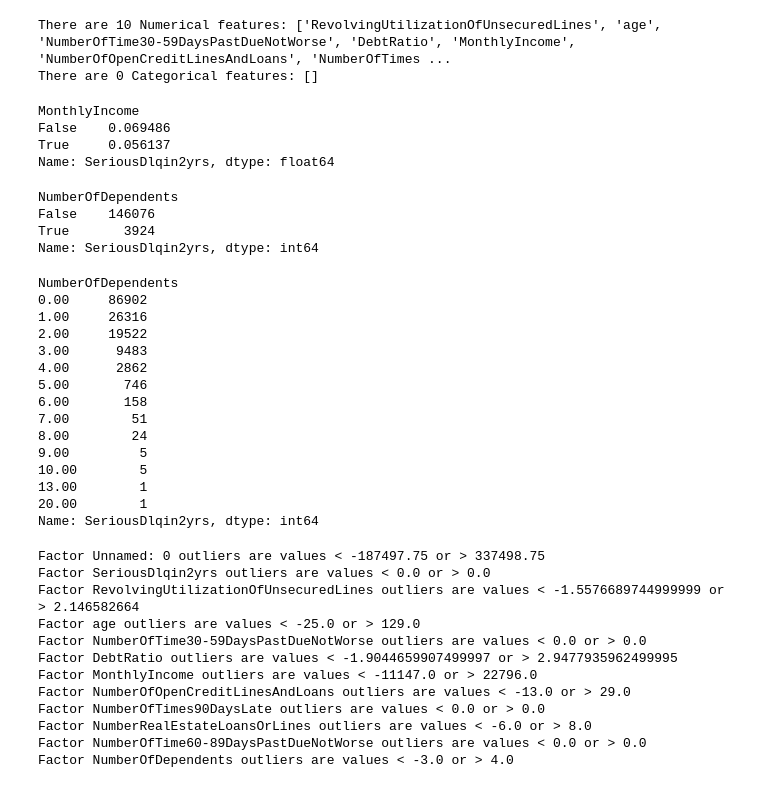
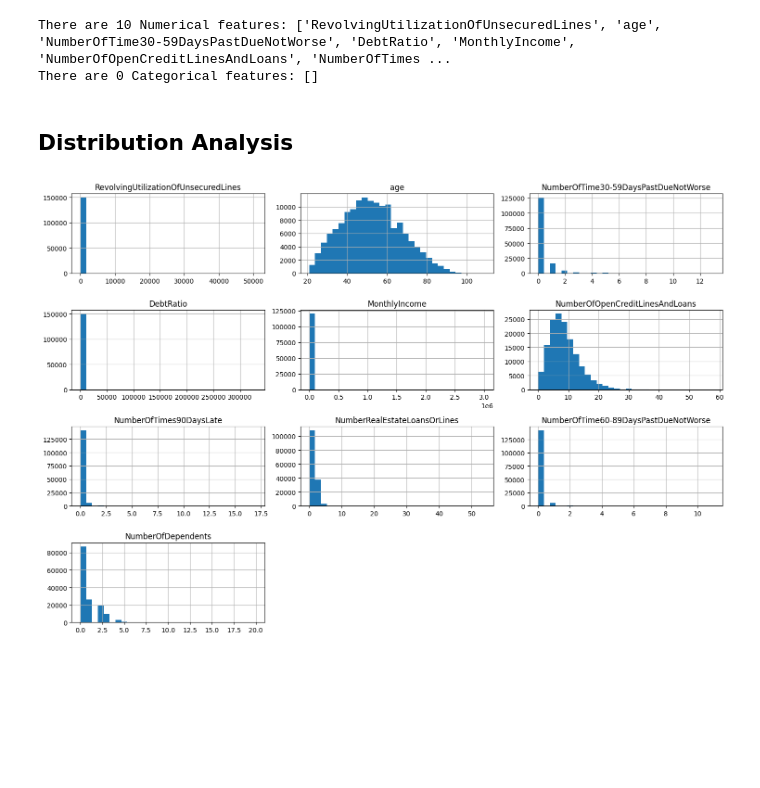
Before and after one commit to RSP004/Credit-Default-Risk-Prediction, a Jupyter notebook: 00 - Data_Exploration.ipynb, the cells around one changed output. Drawn from its saved outputs; the diff is of its cells as text; code cells hidden in the pictures; blank space fills up the shorter version.

```diff
--- a/00 - Data_Exploration.ipynb
+++ b/00 - Data_Exploration.ipynb
@@ -131,72 +275,22 @@ plt.show()
 # %%
-target_feature = "SeriousDlqin2yrs" # Target Feature
+target_col = "SeriousDlqin2yrs" # Target Feature
 
 # Get all features except target
-features_df = df_train.drop(columns=[target_feature])
+features_df = df_train.drop(columns=[target_col])
 
-num_feature = features_df.select_dtypes(include=['number']).columns.tolist()
-cat_feature = features_df.select_dtypes(include=['object', 'category']).columns.tolist()
+num_cols = features_df.select_dtypes(include=['number']).columns.tolist()   # Store Numerical Columns in a list
+cat_cols = features_df.select_dtypes(include=['object', 'category']).columns.tolist()   # Store Categorical Columns in a list
 
-print(f"There are {len(num_feature)} Numerical features: {num_feature}")
-print(f"There are {len(cat_feature)} Categorical features: {cat_feature}")
+print(f"There are {len(num_cols)} Numerical features: {num_cols}")
+print(f"There are {len(cat_cols)} Categorical features: {cat_cols}")
 # %% [output]
 There are 10 Numerical features: ['RevolvingUtilizationOfUnsecuredLines', 'age', 'NumberOfTime30-59DaysPastDueNotWorse', 'DebtRatio', 'MonthlyIncome', 'NumberOfOpenCreditLinesAndLoans', 'NumberOfTimes ...
 There are 0 Categorical features: []
-# %%
-df_train.groupby(df_train["MonthlyIncome"].isnull())["SeriousDlqin2yrs"].mean()
-# %% [output]
-MonthlyIncome
-False    0.069486
-True     0.056137
-Name: SeriousDlqin2yrs, dtype: float64
-# %%
-df_train.groupby(df_train["NumberOfDependents"].isnull())["SeriousDlqin2yrs"].count()
-# %% [output]
-NumberOfDependents
-False    146076
-True       3924
-Name: SeriousDlqin2yrs, dtype: int64
-# %%
-df_train.groupby(df_train["NumberOfDependents"])["SeriousDlqin2yrs"].count()
-# %% [output]
-NumberOfDependents
-0.00     86902
-1.00     26316
-2.00     19522
-3.00      9483
-4.00      2862
-5.00       746
-6.00       158
-7.00        51
-8.00        24
-9.00         5
-10.00        5
-13.00        1
-20.00        1
-Name: SeriousDlqin2yrs, dtype: int64
-# %%
-def apply_IQR(dataframe, num_feature):
-    for i in num_feature:
-        IQR = dataframe[i].quantile(0.75) - dataframe[i].quantile(0.25)
-        Lower_fence = dataframe[i].quantile(0.25) - (IQR * 3)
-        Upper_fence = dataframe[i].quantile(0.75) + (IQR * 3)
-        print('Factor {i} outliers are values < {lowerboundary} or > {upperboundary}'.format \
-              (i=i,lowerboundary=Lower_fence, upperboundary=Upper_fence))
-
-        dataframe[i] = np.where(dataframe[i]<Lower_fence, Lower_fence, dataframe[i])
-        dataframe[i] = np.where(dataframe[i]>Upper_fence, Upper_fence, dataframe[i])
-
-apply_IQR(df_train, df_train.columns)
-# %% [output]
-Factor Unnamed: 0 outliers are values < -187497.75 or > 337498.75
-Factor SeriousDlqin2yrs outliers are values < 0.0 or > 0.0
-Factor RevolvingUtilizationOfUnsecuredLines outliers are values < -1.5576689744999999 or > 2.146582664
-Factor age outliers are values < -25.0 or > 129.0
-Factor NumberOfTime30-59DaysPastDueNotWorse outliers are values < 0.0 or > 0.0
-Factor DebtRatio outliers are values < -1.9044659907499997 or > 2.9477935962499995
-Factor MonthlyIncome outliers are values < -11147.0 or > 22796.0
-Factor NumberOfOpenCreditLinesAndLoans outliers are values < -13.0 or > 29.0
-Factor NumberOfTimes90DaysLate outliers are values < 0.0 or > 0.0
-Factor NumberRealEstateLoansOrLines outliers are values < -6.0 or > 8.0
-Factor NumberOfTime60-89DaysPastDueNotWorse outliers are values < 0.0 or > 0.0
-Factor NumberOfDependents outliers are values < -3.0 or > 4.0
+# %% [markdown]
+## Distribution Analysis
+# %%
+df_train[num_cols].hist(figsize=(15,10), bins=30)
+plt.tight_layout()
+plt.show()
+# %% [output]
+[figure, added]
```
Also changed, not shown: parts of 34 cells of this notebook.
